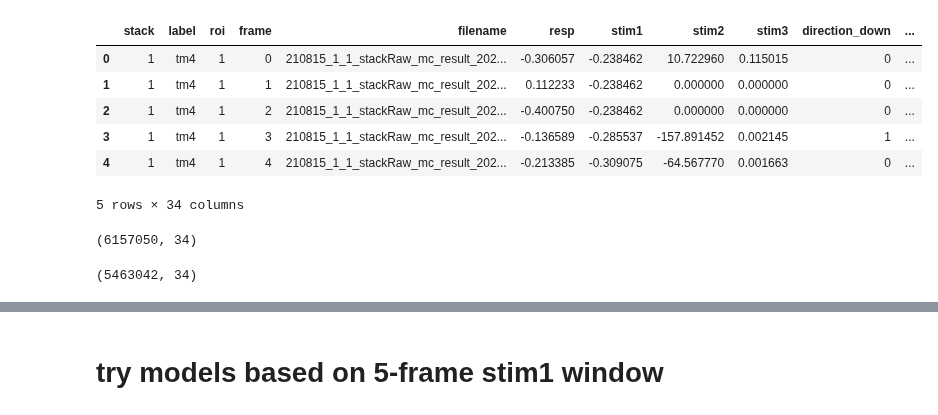
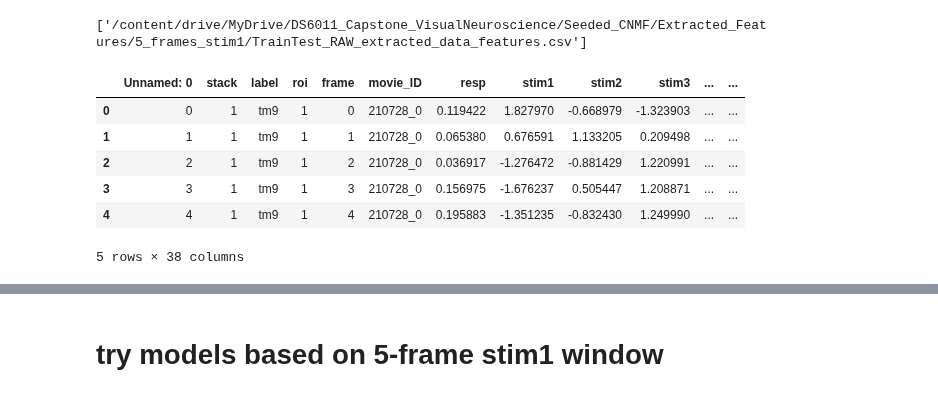
Before and after one commit to laurenneal/capstone-visual-neuroscience, a Jupyter notebook: scikit_test_v2.ipynb, the cells around one changed output, grey strips where cells are left out. Drawn from its saved outputs; the diff is of its cells as text; code cells hidden in the pictures.

```diff
--- a/scikit_test_v2.ipynb
+++ b/scikit_test_v2.ipynb
@@ -55,27 +55,20 @@ from sklearn.metrics import classification_report
 # %%
 # pull all data from folder
 root = '/content/drive/MyDrive/DS6011_Capstone_VisualNeuroscience/Seeded_CNMF/Extracted_Features/'
 folder = '5_frames_stim1/'
 f_names = os.listdir(root + folder)
 
-paths = [root + folder + f for f in f_names]
+paths = [root + folder + f for f in f_names if "TrainTest" in f] #only train/test
+print(paths)
 
 df = pd.concat(map(pd.read_csv, paths), ignore_index=True)
 df.head()
 # %% [output]
+['/content/drive/MyDrive/DS6011_Capstone_VisualNeuroscience/Seeded_CNMF/Extracted_Features/5_frames_stim1/TrainTest_RAW_extracted_data_features.csv']
-|  | stack | label | roi | frame | filename | resp | stim1 | stim2 | stim3 | direction_down | ... |
-| 0 | 1 | tm4 | 1 | 0 | 210815_1_1_stackRaw_mc_result_202... | -0.306057 | -0.238462 | 10.722960 | 0.115015 | 0 | ... |
-| 1 | 1 | tm4 | 1 | 1 | 210815_1_1_stackRaw_mc_result_202... | 0.112233 | -0.238462 | 0.000000 | 0.000000 | 0 | ... |
-| 2 | 1 | tm4 | 1 | 2 | 210815_1_1_stackRaw_mc_result_202... | -0.400750 | -0.238462 | 0.000000 | 0.000000 | 0 | ... |
-| 3 | 1 | tm4 | 1 | 3 | 210815_1_1_stackRaw_mc_result_202... | -0.136589 | -0.285537 | -157.891452 | 0.002145 | 1 | ... |
-| 4 | 1 | tm4 | 1 | 4 | 210815_1_1_stackRaw_mc_result_202... | -0.213385 | -0.309075 | -64.567770 | 0.001663 | 0 | ... |
+|  | Unnamed: 0 | stack | label | roi | frame | movie_ID | resp | stim1 | stim2 | stim3 | ... | ... |
+| 0 | 0 | 1 | tm9 | 1 | 0 | 210728_0 | 0.119422 | 1.827970 | -0.668979 | -1.323903 | ... | ... |
+| 1 | 1 | 1 | tm9 | 1 | 1 | 210728_0 | 0.065380 | 0.676591 | 1.133205 | 0.209498 | ... | ... |
+| 2 | 2 | 1 | tm9 | 1 | 2 | 210728_0 | 0.036917 | -1.276472 | -0.881429 | 1.220991 | ... | ... |
+| 3 | 3 | 1 | tm9 | 1 | 3 | 210728_0 | 0.156975 | -1.676237 | 0.505447 | 1.208871 | ... | ... |
+| 4 | 4 | 1 | tm9 | 1 | 4 | 210728_0 | 0.195883 | -1.351235 | -0.832430 | 1.249990 | ... | ... |
-5 rows × 34 columns
+5 rows × 38 columns
-# %%
-df.shape # 6 million records
-# %% [output]
-(6157050, 34)
-# %%
-df = df.dropna()
-df.shape
-# %% [output]
-(5463042, 34)
```
Also changed, not shown: parts of 25 cells of this notebook.
